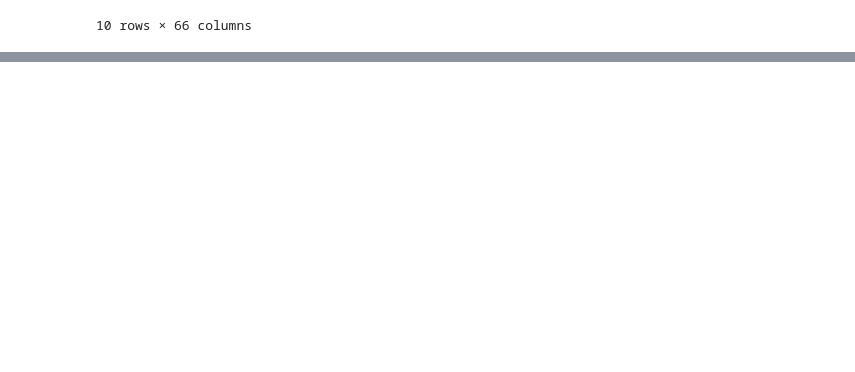
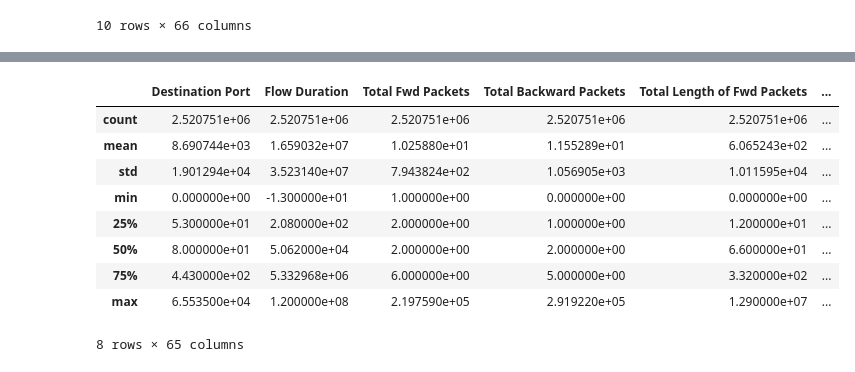
Before and after one commit to Tesfay-Hagos/ML-CICIDS-project, a Jupyter notebook: data-cleaning-and-analysis.ipynb, the cells around one changed output, grey strips where cells are left out. Cells and saved outputs as stored; diff of their text form; code cells hidden in the pictures; blank space fills up the shorter version.

```diff
--- a/data-cleaning-and-analysis.ipynb
+++ b/data-cleaning-and-analysis.ipynb
@@ -625,0 +731,13 @@ data.sample(10)
+# %%
+data.describe()
+# %% [output]
+|  | Destination Port | Flow Duration | Total Fwd Packets | Total Backward Packets | Total Length of Fwd Packets | ... |
+| count | 2.520751e+06 | 2.520751e+06 | 2.520751e+06 | 2.520751e+06 | 2.520751e+06 | ... |
+| mean | 8.690744e+03 | 1.659032e+07 | 1.025880e+01 | 1.155289e+01 | 6.065243e+02 | ... |
+| std | 1.901294e+04 | 3.523140e+07 | 7.943824e+02 | 1.056905e+03 | 1.011595e+04 | ... |
+| min | 0.000000e+00 | -1.300000e+01 | 1.000000e+00 | 0.000000e+00 | 0.000000e+00 | ... |
+| 25% | 5.300000e+01 | 2.080000e+02 | 2.000000e+00 | 1.000000e+00 | 1.200000e+01 | ... |
+| 50% | 8.000000e+01 | 5.062000e+04 | 2.000000e+00 | 2.000000e+00 | 6.600000e+01 | ... |
+| 75% | 4.430000e+02 | 5.332968e+06 | 6.000000e+00 | 5.000000e+00 | 3.320000e+02 | ... |
+| max | 6.553500e+04 | 1.200000e+08 | 2.197590e+05 | 2.919220e+05 | 1.290000e+07 | ... |
+8 rows × 65 columns
```
Also changed, not shown: parts of 10 cells of this notebook.
